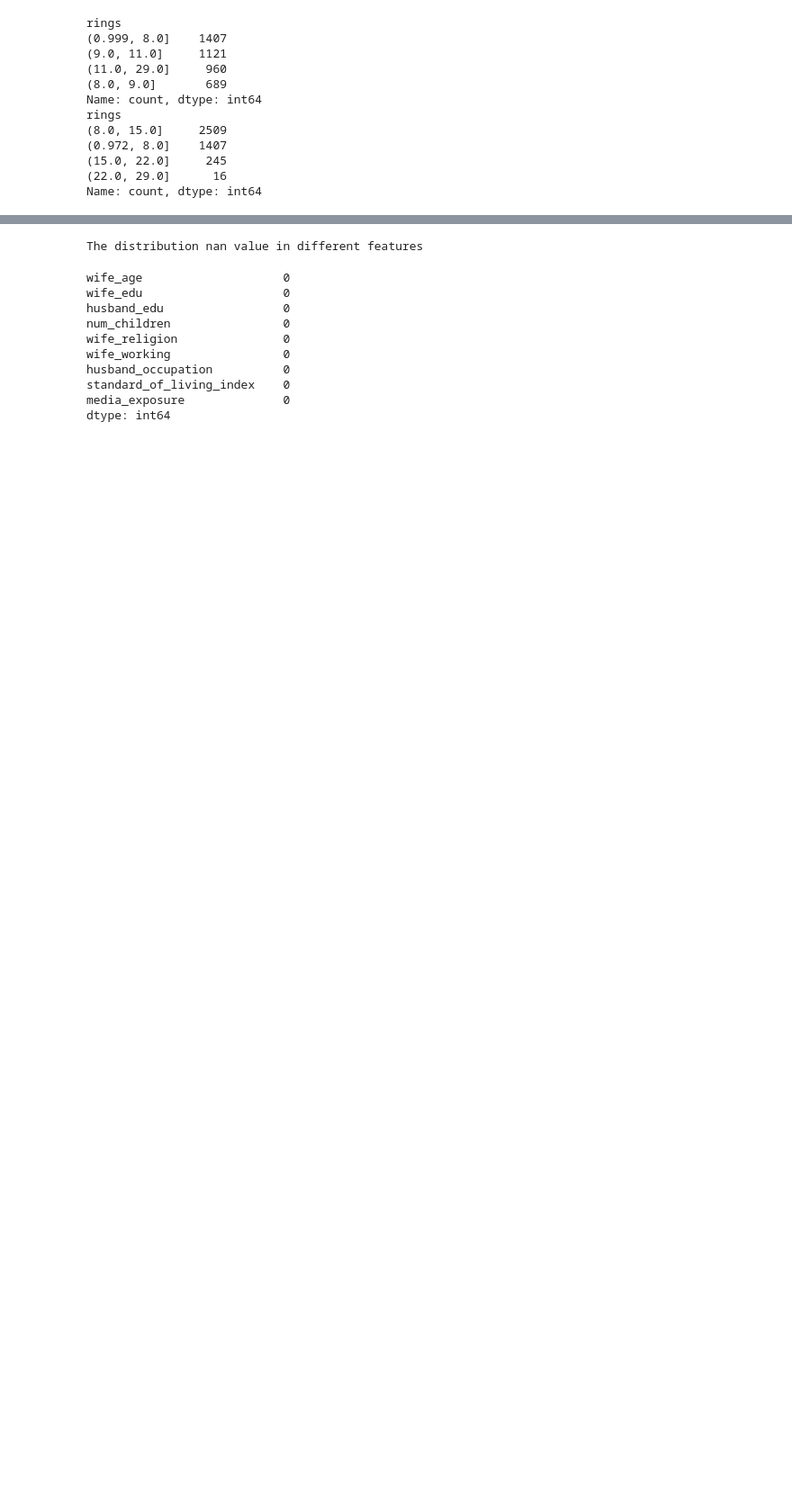
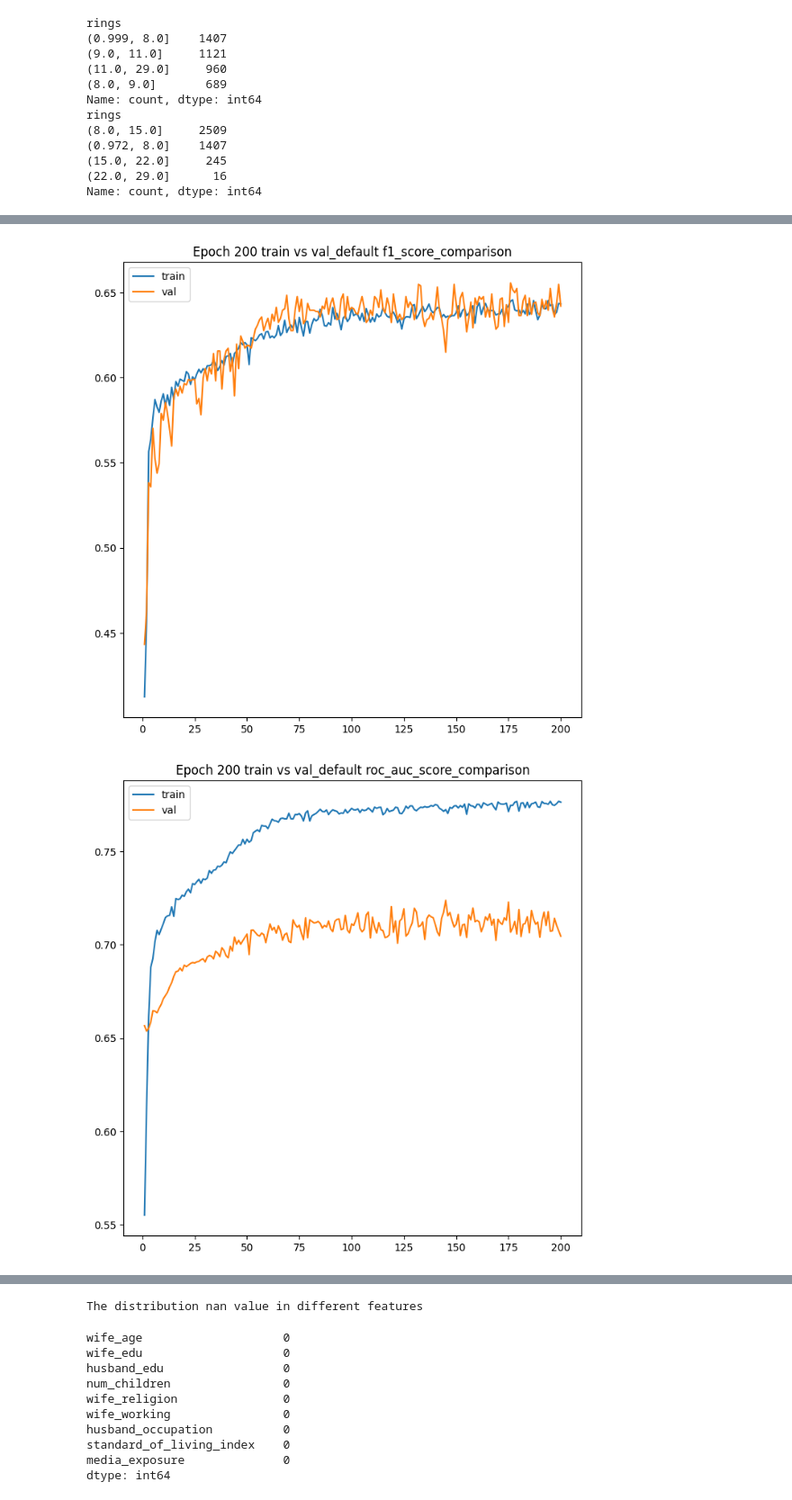
Before and after one commit to 9963KK/MATH5836, a Jupyter notebook: ass2/ass2.ipynb, the cells around one changed output, grey strips where cells are left out. Shown at 90% size. Cells and saved outputs as stored; diff of their text form; code cells hidden in the pictures; blank space fills up the shorter version.

```diff
--- a/ass2/ass2.ipynb
+++ b/ass2/ass2.ipynb
@@ -220,28 +221,43 @@ def data2loader(X, y, batch_size=64, val_pct=0.3):
 train_loader, val_loader = data2loader(X, y)
 # %%
 
-epoches = 300
+epoches = 200
 device = torch.device('cuda' if torch.cuda.is_available() else 'mps' if torch.backends.mps.is_available() else 'cpu')
 
 def train_eval(model, device, train_loader, val_loader, epoches, lr=0.001, weight_decay=0, verbose=True):
     model = model.to(device)
     criterion = nn.CrossEntropyLoss()
     optimizer = Adam(model.parameters(), lr=lr, weight_decay=weight_decay)
+    val_f1_score_list = []
+    val_roc_auc_score_list = []
+    train_f1_score_list = []
+    train_roc_auc_score_list = []
     finally_f1 = 0
     finally_roc_auc = 0
     for epoch in range(epoches):
         model.train()
+        train_pred = []
+        train_labels = []
+        train_prob = []
         for i, (inputs, labels) in enumerate(train_loader):
             inputs = inputs.to(device, dtype=torch.float32)
             labels = labels.to(device)
+            outputs = model(inputs)
+            _, predicted = torch.max(outputs.data, 1)
+            train_pred.extend(predicted.cpu().detach().numpy())
+            train_labels.extend(labels.cpu().detach().numpy())
+            train_prob.extend(outputs.cpu().detach().numpy())
+            loss = criterion(outputs, labels)
             optimizer.zero_grad()
-            outputs = model(inputs)
-            loss = criterion(outputs, labels)
-            labels_cpu = labels.cpu().numpy()
             loss.backward()
             optimizer.step()
         if epoch % 10 == 0 and verbose:
             print('Epoch:', epoch, 'Loss:', loss.item())
+        train_f1 = f1_score(train_labels, train_pred, average='micro')
+        train_roc_auc = roc_auc_score(
+            train_labels, train_prob, multi_class='ovr', average='weighted')
+        train_f1_score_list.append(train_f1)
+        train_roc_auc_score_list.append(train_roc_auc)
         model.eval()
         correct = 0
         total = 0
@@ -262,8 +278,23 @@ def train_eval(model, device, train_loader, val_loader, epoches, lr=0.001, weigh
         if epoch % 10 == 0 and verbose:
             print('Epoch:', epoch, 'Accuracy', round(correct / total, 5))
         finally_f1 = f1_score(val_labels, val_pred, average='micro')
-        finally_roc_auc = roc_auc_score(val_labels, val_prob, multi_class='ovo', average='macro')
+        finally_roc_auc = roc_auc_score(val_labels, val_prob, multi_class='ovr', average='macro')
+        val_f1_score_list.append(finally_f1.copy())
+        val_roc_auc_score_list.append(finally_roc_auc.copy())
     print(f'Final Summary: f1_score {finally_f1:.5f}; roc_auc_score {finally_roc_auc:.5f}')
+    return [train_f1_score_list, train_roc_auc_score_list], [val_f1_score_list, val_roc_auc_score_list]
+# %%
+# 对比不同的dropout的收敛速度,图片
+def epoch_plot(data, epoches, score, tag):
+    if len(data) != len(tag):
+        return 'Error need the same number of data and tag'
+    plt.figure(figsize=(8, 8))
+    for i in range(len(data)):
+        plt.plot(range(1, epoches + 1), data[i], label=tag[i])
+    name = ' vs '.join(tag)+ '_' + score + '_comparison'
+    plt.title(f'Epoch {epoches} {name}')
+    plt.legend()
+    plt.savefig(f'{name}.png')
 # %%
-train_eval(SGD(), device, train_loader, val_loader=val_loader, epoches=epoches)
+default_train, default_val = train_eval(SNN(), device, train_loader, val_loader=val_loader, epoches=epoches)
 # %% [output]
@@ -347,0 +379,6 @@ Final Summary: f1_score 0.61085; roc_auc_score 0.66935
+# %%
+epoch_plot([default_train[0], default_val[0]], epoches, 'default f1_score', ['train', 'val'])
+epoch_plot([default_train[1], default_val[1]], epoches, 'default roc_auc_score', ['train', 'val'])
+# %% [output]
+[figure, added]
+[figure, added]
```
Also changed, not shown: parts of 19 cells of this notebook, 31 other files.
